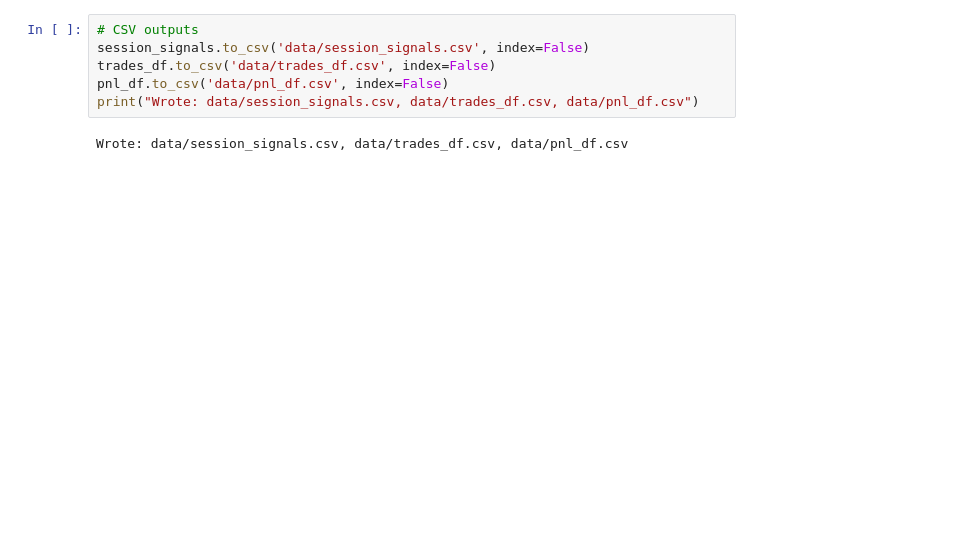
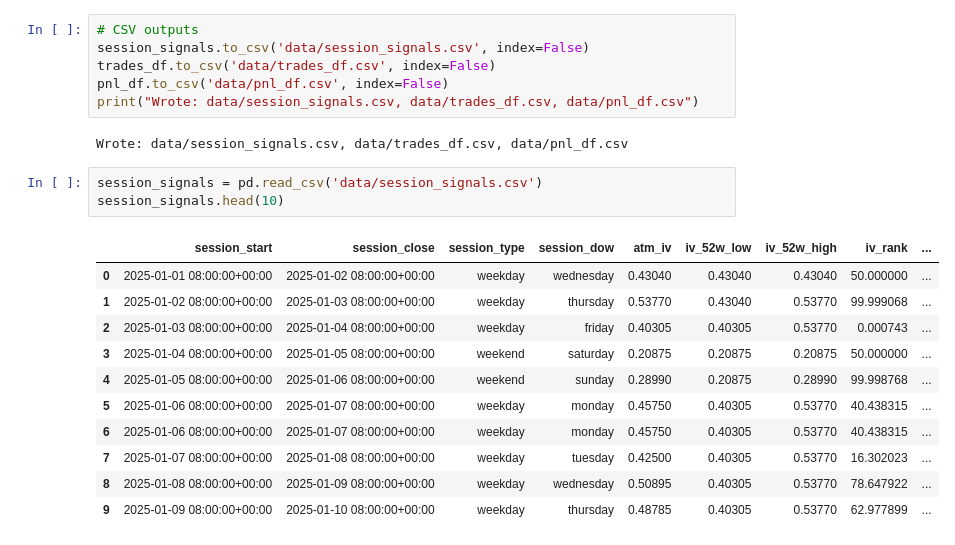
Before and after one commit to Harik-S/oaf-hilary-2026, a Jupyter notebook: trade_construction.ipynb, the cells around one changed output. Cells and saved outputs as stored; diff of their text form; blank space fills up the shorter version.

```diff
--- a/trade_construction.ipynb
+++ b/trade_construction.ipynb
@@ -337,3 +457,18 @@ pnl_df.to_csv('data/pnl_df.csv', index=False)
 print("Wrote: data/session_signals.csv, data/trades_df.csv, data/pnl_df.csv")
 # %% [output]
 Wrote: data/session_signals.csv, data/trades_df.csv, data/pnl_df.csv
+# %%
+session_signals = pd.read_csv('data/session_signals.csv')
+session_signals.head(10)
+# %% [output]
+|  | session_start | session_close | session_type | session_dow | atm_iv | iv_52w_low | iv_52w_high | iv_rank | ... |
+| 0 | 2025-01-01 08:00:00+00:00 | 2025-01-02 08:00:00+00:00 | weekday | wednesday | 0.43040 | 0.43040 | 0.43040 | 50.000000 | ... |
+| 1 | 2025-01-02 08:00:00+00:00 | 2025-01-03 08:00:00+00:00 | weekday | thursday | 0.53770 | 0.43040 | 0.53770 | 99.999068 | ... |
+| 2 | 2025-01-03 08:00:00+00:00 | 2025-01-04 08:00:00+00:00 | weekday | friday | 0.40305 | 0.40305 | 0.53770 | 0.000743 | ... |
+| 3 | 2025-01-04 08:00:00+00:00 | 2025-01-05 08:00:00+00:00 | weekend | saturday | 0.20875 | 0.20875 | 0.20875 | 50.000000 | ... |
+| 4 | 2025-01-05 08:00:00+00:00 | 2025-01-06 08:00:00+00:00 | weekend | sunday | 0.28990 | 0.20875 | 0.28990 | 99.998768 | ... |
+| 5 | 2025-01-06 08:00:00+00:00 | 2025-01-07 08:00:00+00:00 | weekday | monday | 0.45750 | 0.40305 | 0.53770 | 40.438315 | ... |
+| 6 | 2025-01-06 08:00:00+00:00 | 2025-01-07 08:00:00+00:00 | weekday | monday | 0.45750 | 0.40305 | 0.53770 | 40.438315 | ... |
+| 7 | 2025-01-07 08:00:00+00:00 | 2025-01-08 08:00:00+00:00 | weekday | tuesday | 0.42500 | 0.40305 | 0.53770 | 16.302023 | ... |
+| 8 | 2025-01-08 08:00:00+00:00 | 2025-01-09 08:00:00+00:00 | weekday | wednesday | 0.50895 | 0.40305 | 0.53770 | 78.647922 | ... |
+| 9 | 2025-01-09 08:00:00+00:00 | 2025-01-10 08:00:00+00:00 | weekday | thursday | 0.48785 | 0.40305 | 0.53770 | 62.977899 | ... |
```
Also changed, not shown: parts of 7 cells of this notebook.
